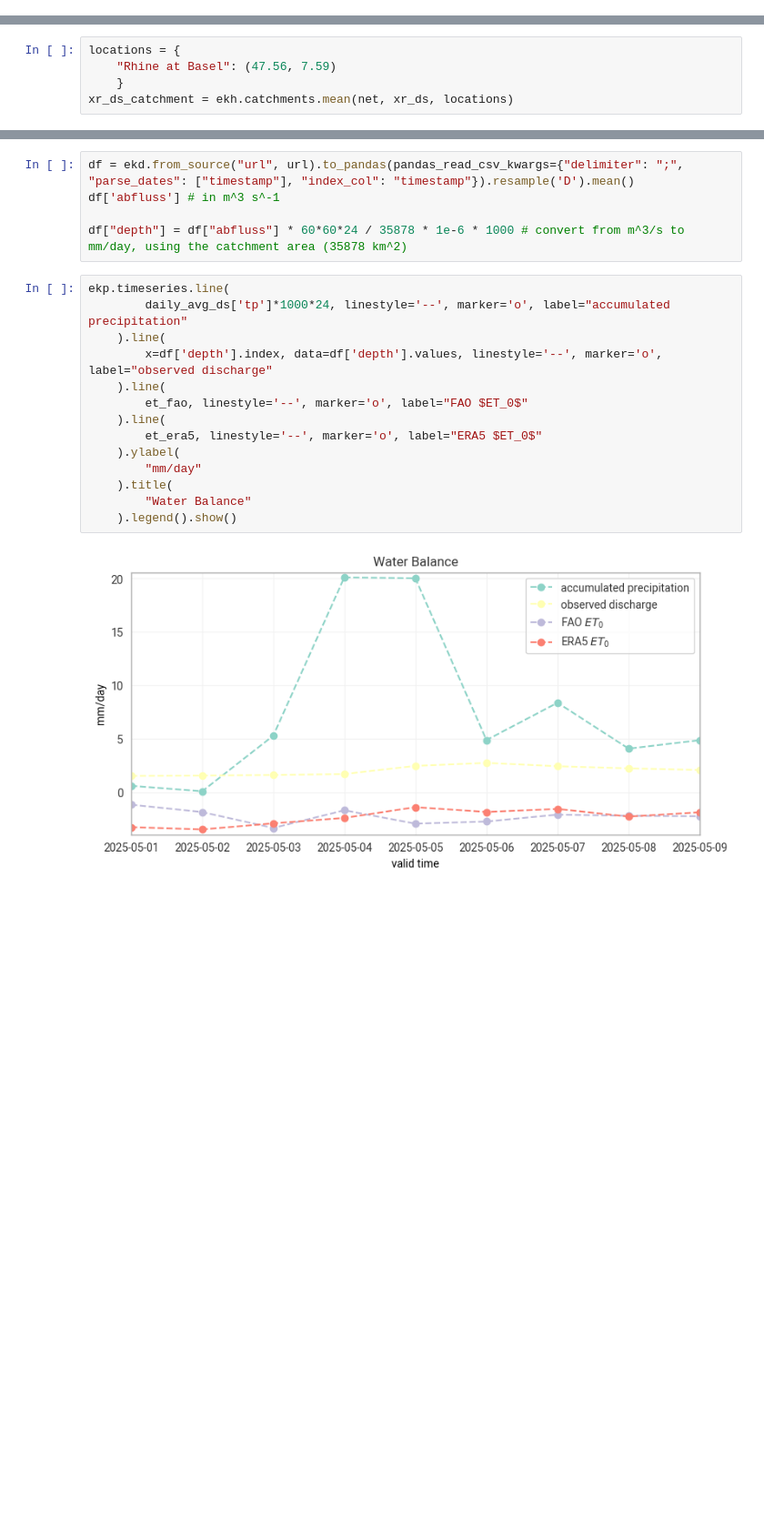
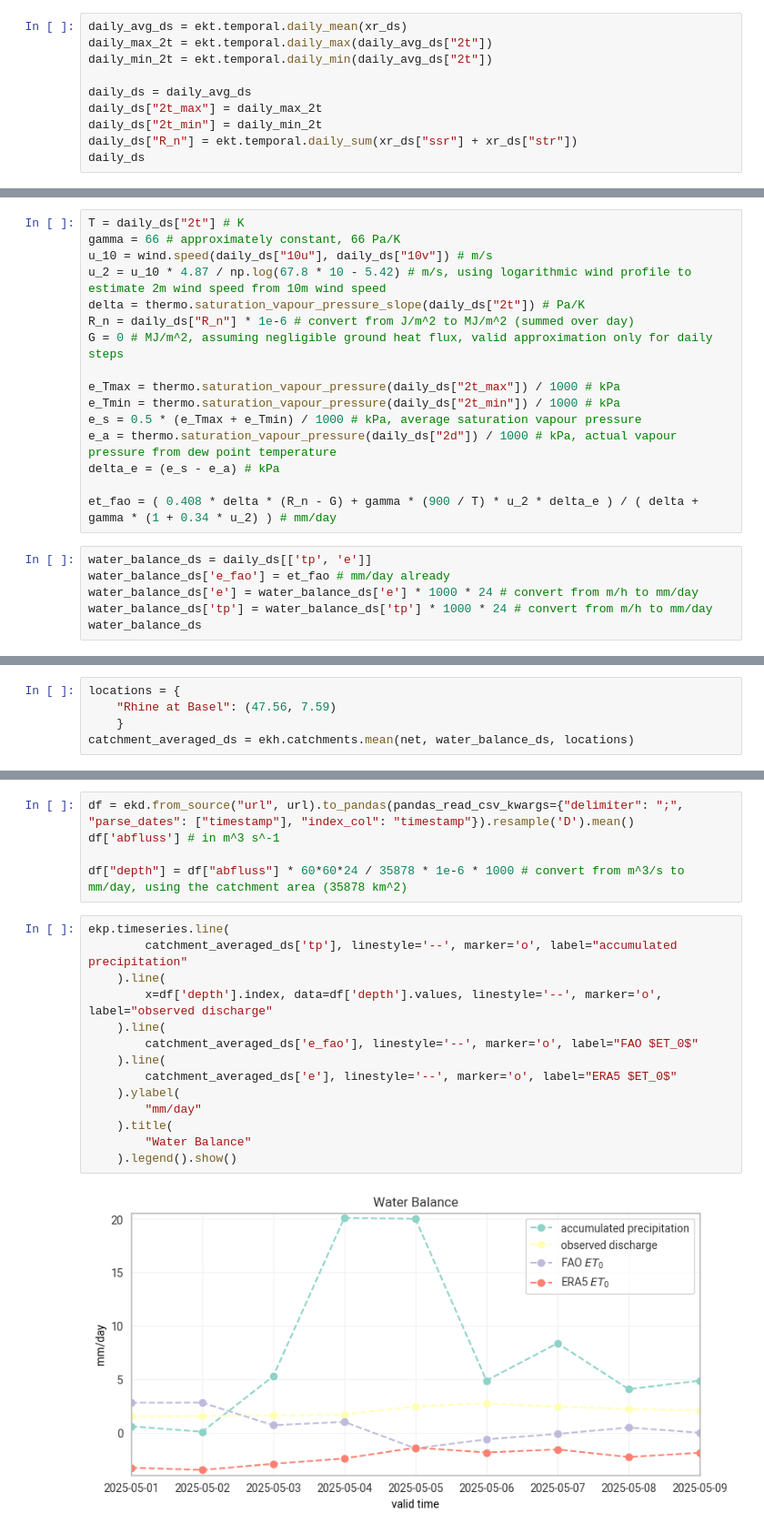
Before and after one commit to ecmwf-training/2026-earthkit-training, a Jupyter notebook: content/extras/water_balance.ipynb, the cells around one changed output, grey strips where cells are left out. Shown at 91% size. Saved outputs shown, nothing was run; the diff lists cells and outputs as text; blank space fills up the shorter version.

```diff
--- a/content/extras/water_balance.ipynb
+++ b/content/extras/water_balance.ipynb
@@ -91,0 +92,10 @@ xr_ds = ds_cama_15min.to_xarray(time_dims=["valid_time"])
+# %%
+daily_avg_ds = ekt.temporal.daily_mean(xr_ds)
+daily_max_2t = ekt.temporal.daily_max(daily_avg_ds["2t"])
+daily_min_2t = ekt.temporal.daily_min(daily_avg_ds["2t"])
+
+daily_ds = daily_avg_ds
+daily_ds["2t_max"] = daily_max_2t
+daily_ds["2t_min"] = daily_min_2t
+daily_ds["R_n"] = ekt.temporal.daily_sum(xr_ds["ssr"] + xr_ds["str"])
+daily_ds
@@ -91,0 +174,22 @@ xr_ds = ds_cama_15min.to_xarray(time_dims=["valid_time"])
+# %%
+T = daily_ds["2t"] # K
+gamma = 66 # approximately constant, 66 Pa/K
+u_10 = wind.speed(daily_ds["10u"], daily_ds["10v"]) # m/s
+u_2 = u_10 * 4.87 / np.log(67.8 * 10 - 5.42) # m/s, using logarithmic wind profile to estimate 2m wind speed from 10m wind speed
+delta = thermo.saturation_vapour_pressure_slope(daily_ds["2t"]) # Pa/K
+R_n = daily_ds["R_n"] * 1e-6 # convert from J/m^2 to MJ/m^2 (summed over day)
+G = 0 # MJ/m^2, assuming negligible ground heat flux, valid approximation only for daily steps
+
+e_Tmax = thermo.saturation_vapour_pressure(daily_ds["2t_max"]) / 1000 # kPa
+e_Tmin = thermo.saturation_vapour_pressure(daily_ds["2t_min"]) / 1000 # kPa
+e_s = 0.5 * (e_Tmax + e_Tmin) / 1000 # kPa, average saturation vapour pressure
+e_a = thermo.saturation_vapour_pressure(daily_ds["2d"]) / 1000 # kPa, actual vapour pressure from dew point temperature
+delta_e = (e_s - e_a) # kPa
+
+et_fao = ( 0.408 * delta * (R_n - G) + gamma * (900 / T) * u_2 * delta_e ) / ( delta + gamma * (1 + 0.34 * u_2) ) # mm/day
+# %%
+water_balance_ds = daily_ds[['tp', 'e']]
+water_balance_ds['e_fao'] = et_fao # mm/day already
+water_balance_ds['e'] = water_balance_ds['e'] * 1000 * 24 # convert from m/h to mm/day
+water_balance_ds['tp'] = water_balance_ds['tp'] * 1000 * 24 # convert from m/h to mm/day
+water_balance_ds
@@ -100,4 +218,4 @@ Cache disabled.
 locations = {
     "Rhine at Basel": (47.56, 7.59)
     }
-xr_ds_catchment = ekh.catchments.mean(net, xr_ds, locations)
+catchment_averaged_ds = ekh.catchments.mean(net, water_balance_ds, locations)
@@ -223,17 +259,17 @@ df['abfluss'] # in m^3 s^-1
 df["depth"] = df["abfluss"] * 60*60*24 / 35878 * 1e-6 * 1000 # convert from m^3/s to mm/day, using the catchment area (35878 km^2)
 # %%
 ekp.timeseries.line(
-        daily_avg_ds['tp']*1000*24, linestyle='--', marker='o', label="accumulated precipitation"
+        catchment_averaged_ds['tp'], linestyle='--', marker='o', label="accumulated precipitation"
     ).line(
         x=df['depth'].index, data=df['depth'].values, linestyle='--', marker='o', label="observed discharge"
     ).line(
-        et_fao, linestyle='--', marker='o', label="FAO $ET_0$"
+        catchment_averaged_ds['e_fao'], linestyle='--', marker='o', label="FAO $ET_0$"
     ).line(
-        et_era5, linestyle='--', marker='o', label="ERA5 $ET_0$"
+        catchment_averaged_ds['e'], linestyle='--', marker='o', label="ERA5 $ET_0$"
     ).ylabel(
         "mm/day"
     ).title(
         "Water Balance"
     ).legend().show()
 # %% [output]
-[figure, old version]
+[figure, new version]
```
Also changed, not shown: parts of 21 cells of this notebook.
